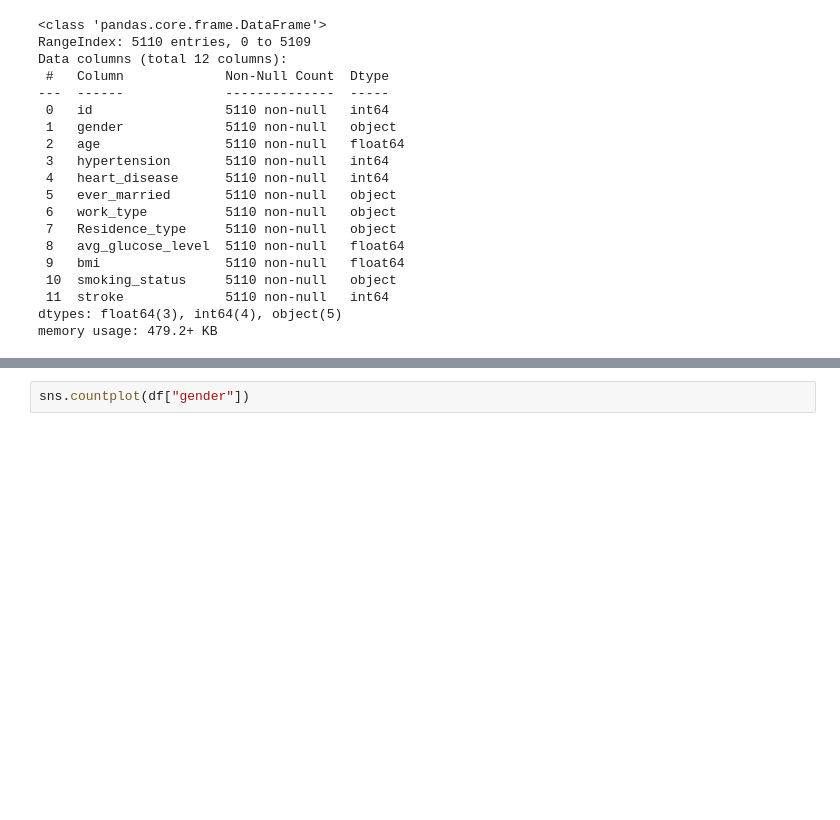
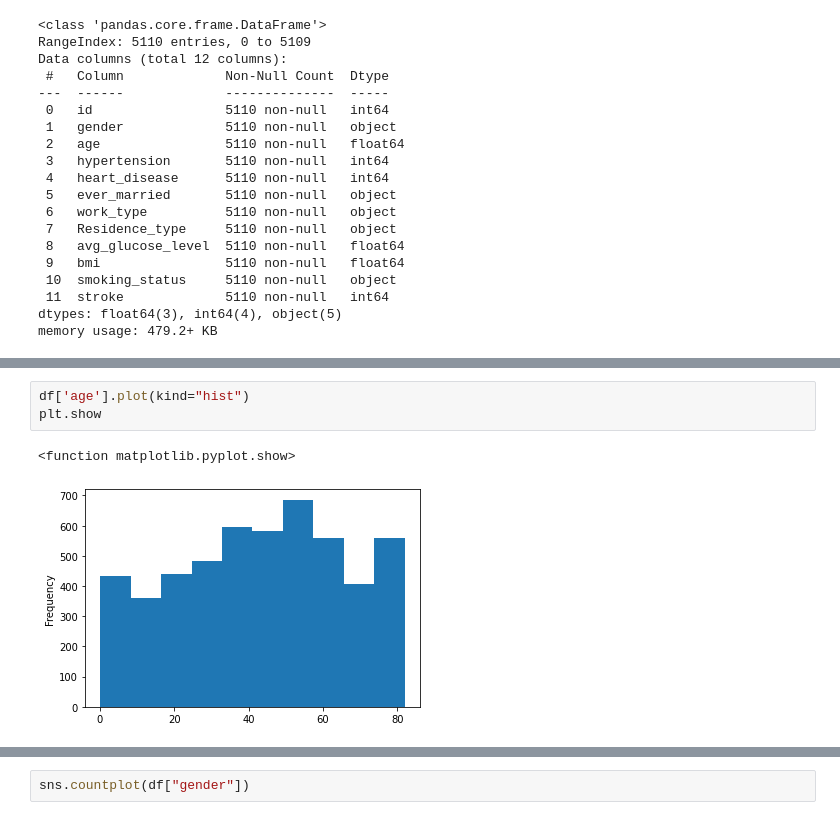
Before and after one commit to viviansharp/python_exercise, a Jupyter notebook: stroke_prediction.ipynb, the cells around one changed output, grey strips where cells are left out. Drawn from its saved outputs; the diff is of its cells as text; blank space fills up the shorter version.

```diff
--- a/stroke_prediction.ipynb
+++ b/stroke_prediction.ipynb
@@ -178,0 +185,6 @@ memory usage: 2.2+ MB
+# %%
+df['age'].plot(kind="hist")
+plt.show
+# %% [output]
+<function matplotlib.pyplot.show>
+[figure, added]
```
Also changed, not shown: parts of 13 cells of this notebook.
